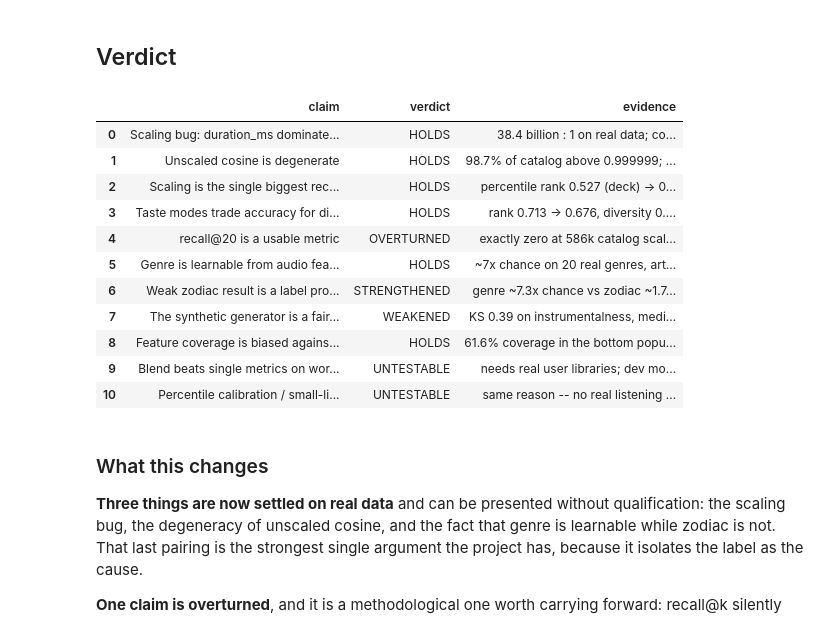
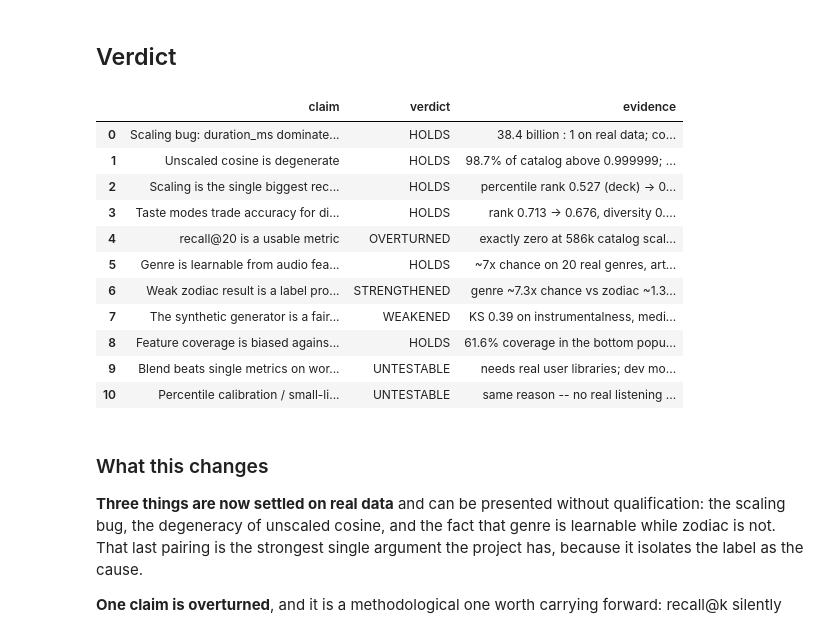
Before and after one commit to AkinSu/AIM-Music-Matching, a Jupyter notebook: ml/notebooks/06_real_data_validation.ipynb, the cells around one changed output. Saved outputs shown, nothing was run; the diff lists cells and outputs as text; code cells hidden in the pictures.

```diff
--- a/ml/notebooks/06_real_data_validation.ipynb
+++ b/ml/notebooks/06_real_data_validation.ipynb
@@ -555,35 +561,35 @@ verdict = pd.DataFrame([
      "38.4 billion : 1 on real data; corr(norm, duration) = 1.0 exactly"),
     ("Unscaled cosine is degenerate", "HOLDS",
      "98.7% of catalog above 0.999999; top-10 separated at the 12th decimal"),
     ("Scaling is the single biggest recommender fix", "HOLDS",
      "percentile rank 0.527 (deck) -> 0.713 scaled"),
     ("Taste modes trade accuracy for diversity", "HOLDS",
      "rank 0.713 -> 0.676, diversity 0.036 -> 0.872"),
     ("recall@20 is a usable metric", "OVERTURNED",
      "exactly zero at 586k catalog scale; replaced with percentile rank"),
     ("Genre is learnable from audio features", "HOLDS",
      "~7x chance on 20 real genres, artist-grouped split"),
     ("Weak zodiac result is a label problem, not a feature problem", "STRENGTHENED",
-     "genre ~7.3x chance vs zodiac ~1.75x on identical features"),
+     "genre ~7.3x chance vs zodiac ~1.39x on identical features"),
     ("The synthetic generator is a fair stand-in", "WEAKENED",
      "KS 0.39 on instrumentalness, median year off by 20 years, 12 genres vs 3,629"),
     ("Feature coverage is biased against obscure music", "HOLDS",
      "61.6% coverage in the bottom popularity decile vs 97.6% in the top"),
     ("Blend beats single metrics on worst-case similarity", "UNTESTABLE",
      "needs real user libraries; dev mode caps the app at 25 accounts"),
     ("Percentile calibration / small-library bias", "UNTESTABLE",
      "same reason -- no real listening histories yet"),
 ], columns=["claim", "verdict", "evidence"])
 verdict
 # %% [output]
 |  | claim | verdict | evidence |
 | 0 | Scaling bug: duration_ms dominate... | HOLDS | 38.4 billion : 1 on real data; co... |
 | 1 | Unscaled cosine is degenerate | HOLDS | 98.7% of catalog above 0.999999; ... |
 | 2 | Scaling is the single biggest rec... | HOLDS | percentile rank 0.527 (deck) -> 0... |
 | 3 | Taste modes trade accuracy for di... | HOLDS | rank 0.713 -> 0.676, diversity 0.... |
 | 4 | recall@20 is a usable metric | OVERTURNED | exactly zero at 586k catalog scal... |
 | 5 | Genre is learnable from audio fea... | HOLDS | ~7x chance on 20 real genres, art... |
-| 6 | Weak zodiac result is a label pro... | STRENGTHENED | genre ~7.3x chance vs zodiac ~1.7... |
+| 6 | Weak zodiac result is a label pro... | STRENGTHENED | genre ~7.3x chance vs zodiac ~1.3... |
 | 7 | The synthetic generator is a fair... | WEAKENED | KS 0.39 on instrumentalness, medi... |
 | 8 | Feature coverage is biased agains... | HOLDS | 61.6% coverage in the bottom popu... |
 | 9 | Blend beats single metrics on wor... | UNTESTABLE | needs real user libraries; dev mo... |
```
Also changed, not shown: parts of 2 cells of this notebook, 2 other files.
